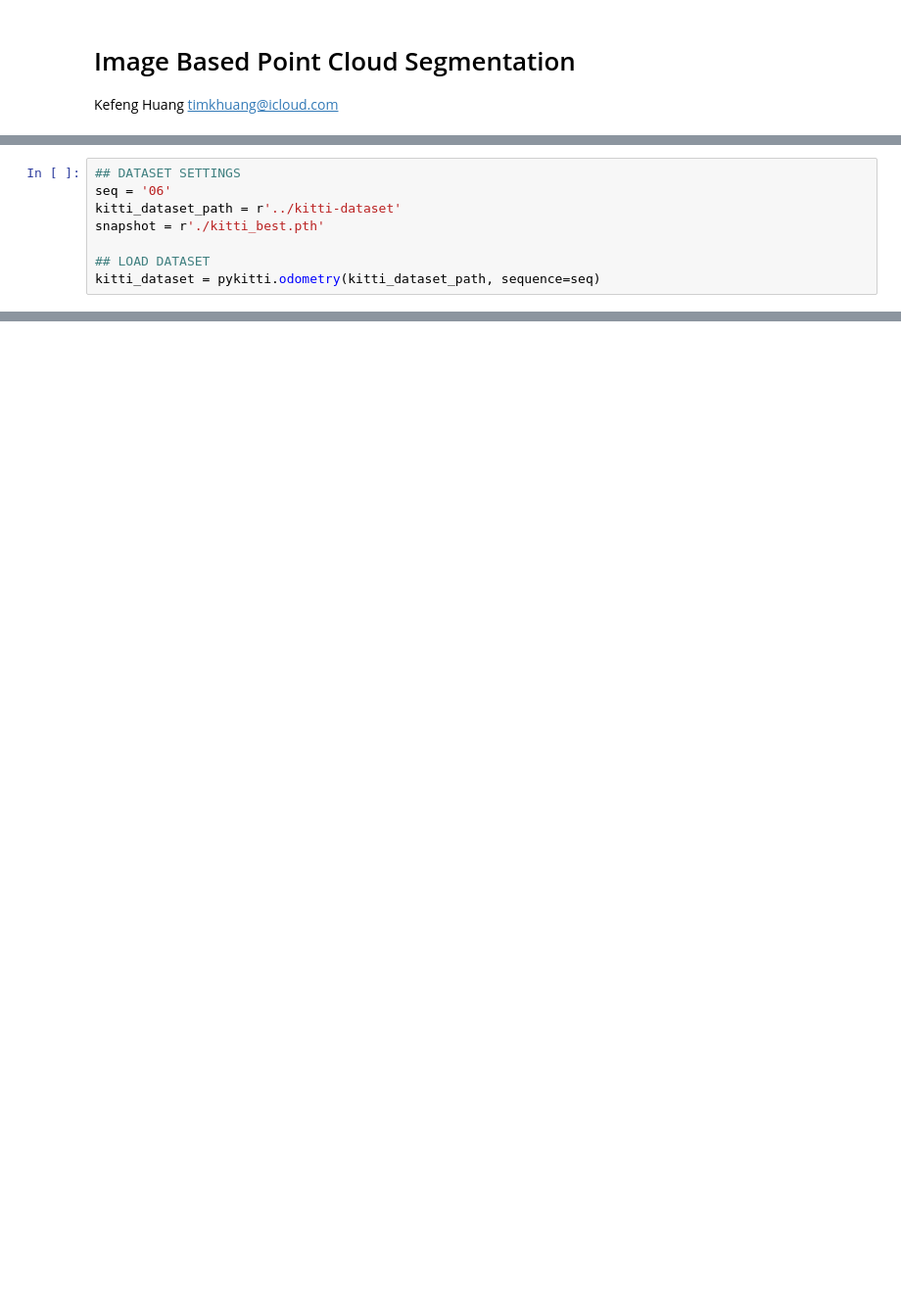
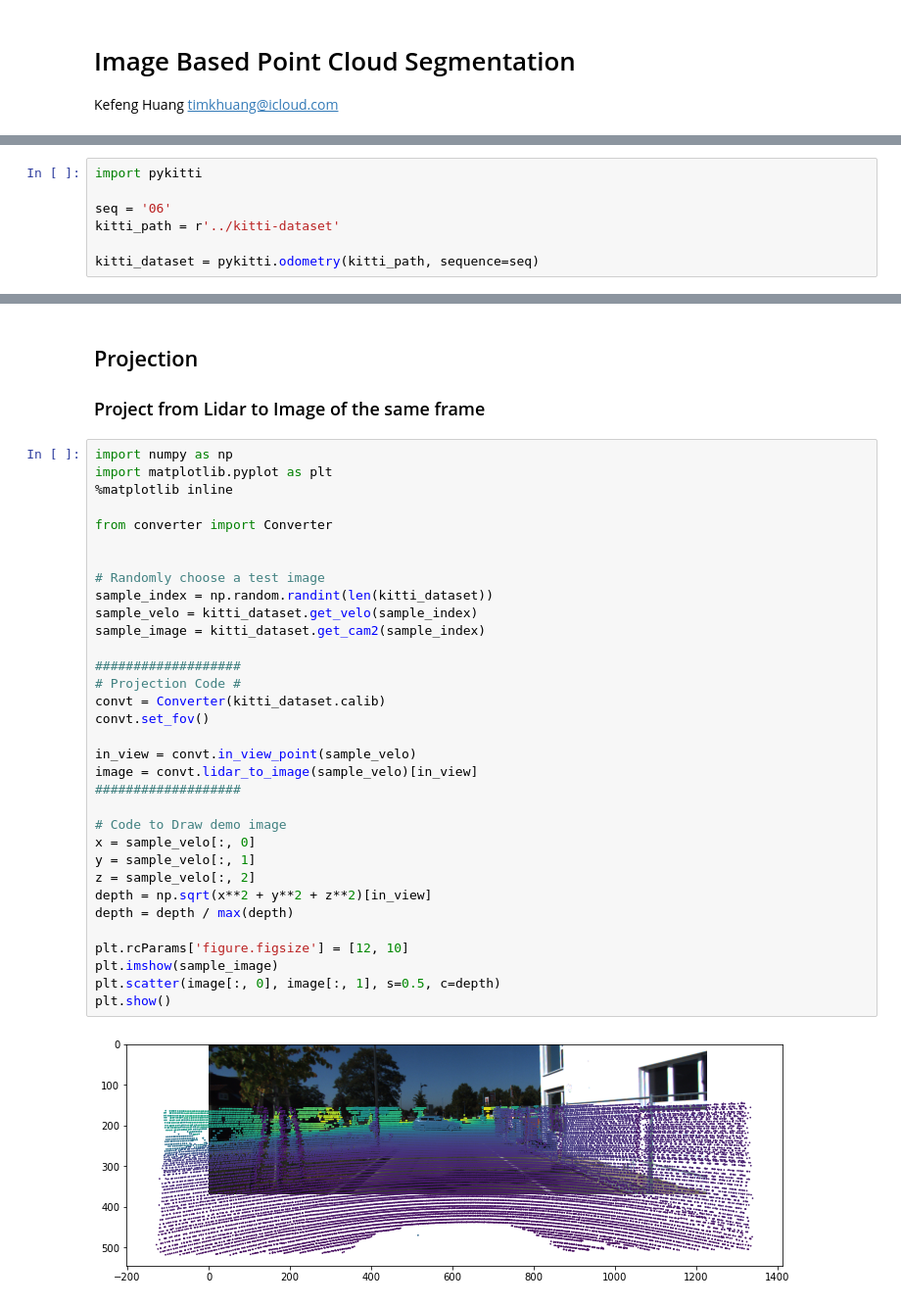
Before and after one commit to TimKHuang/CameraAssistedPointCloudSegmentation, a Jupyter notebook: main.ipynb, the cells around one changed output, grey strips where cells are left out. Shown at 98% size. Cells and saved outputs as stored; diff of their text form; blank space fills up the shorter version.

Commit message:
test new converter

```diff
--- a/main.ipynb
+++ b/main.ipynb
@@ -40,8 +8,7 @@ Pre-trained model for kitti downloaded from NVIDIA is also used.
 # %%
-## DATASET SETTINGS
+import pykitti
+
 seq = '06'
-kitti_dataset_path = r'../kitti-dataset'
-snapshot = r'./kitti_best.pth'
+kitti_path = r'../kitti-dataset'
 
-## LOAD DATASET
-kitti_dataset = pykitti.odometry(kitti_dataset_path, sequence=seq)
+kitti_dataset = pykitti.odometry(kitti_path, sequence=seq)
@@ -357,0 +15,39 @@ Epoch 180 : 0.03013737776456038
+# %% [markdown]
+## Projection
+
+### Project from Lidar to Image of the same frame
+# %%
+import numpy as np
+import matplotlib.pyplot as plt
+%matplotlib inline
+
+from converter import Converter
+
+
+# Randomly choose a test image
+sample_index = np.random.randint(len(kitti_dataset))
+sample_velo = kitti_dataset.get_velo(sample_index)
+sample_image = kitti_dataset.get_cam2(sample_index)
+
+###################
+# Projection Code #
+convt = Converter(kitti_dataset.calib)
+convt.set_fov()
+
+in_view = convt.in_view_point(sample_velo)
+image = convt.lidar_to_image(sample_velo)[in_view]
+###################
+
+# Code to Draw demo image
+x = sample_velo[:, 0]
+y = sample_velo[:, 1]
+z = sample_velo[:, 2]
+depth = np.sqrt(x**2 + y**2 + z**2)[in_view]
+depth = depth / max(depth)
+
+plt.rcParams['figure.figsize'] = [12, 10]
+plt.imshow(sample_image)
+plt.scatter(image[:, 0], image[:, 1], s=0.5, c=depth)
+plt.show()
+# %% [output]
+[figure, added]
```
Also changed, not shown: parts of 21 cells of this notebook, 2 other files.
